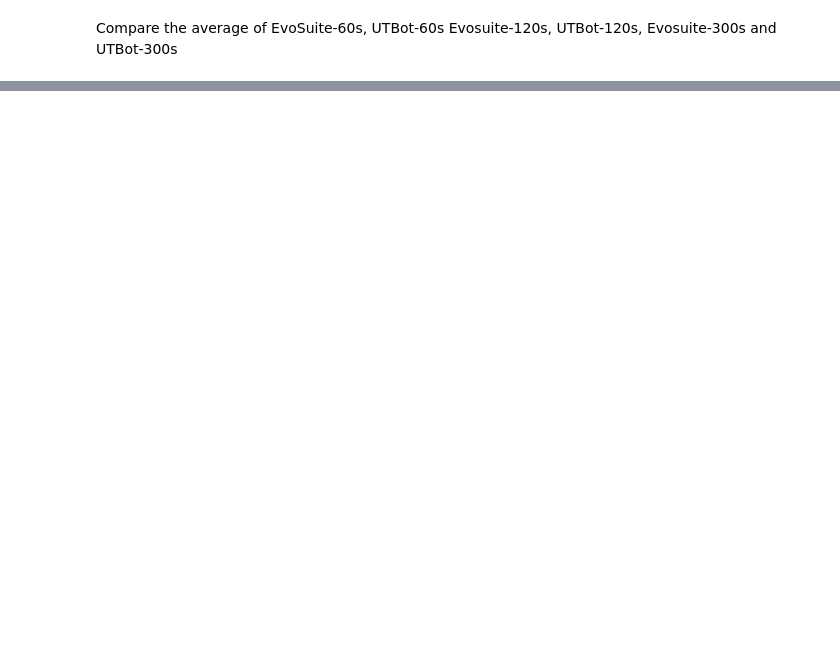
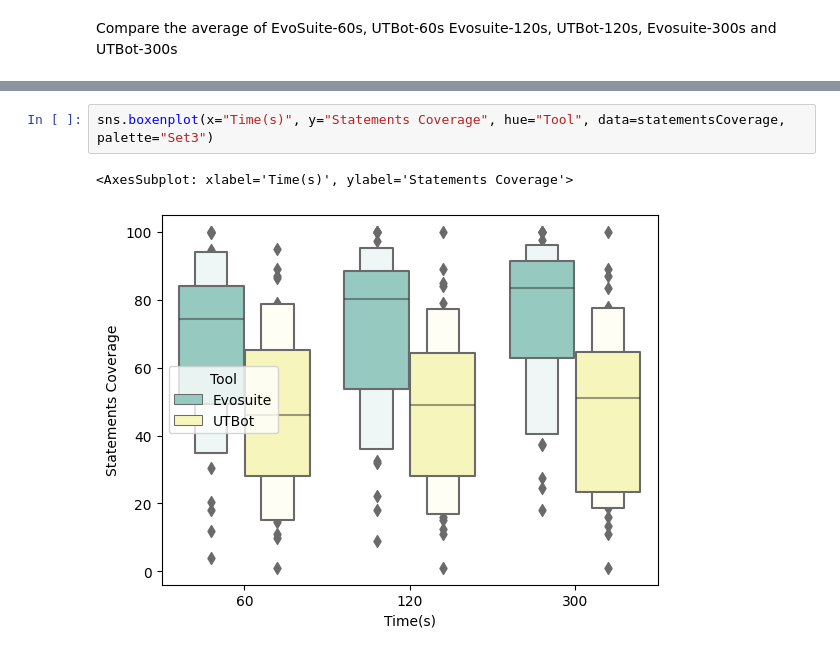
Before and after one commit to phu024/Effectiveness-of-Search-based-Software-Testing-Tool, a Jupyter notebook: statements.ipynb, the cells around one changed output, grey strips where cells are left out. Drawn from its saved outputs; the diff is of its cells as text; blank space fills up the shorter version.

```diff
--- a/statements.ipynb
+++ b/statements.ipynb
@@ -266,0 +282,5 @@ Name: Evosuite-60s_Mean, dtype: float64
+# %%
+sns.boxenplot(x="Time(s)", y="Statements Coverage", hue="Tool", data=statementsCoverage, palette="Set3")
+# %% [output]
+<AxesSubplot: xlabel='Time(s)', ylabel='Statements Coverage'>
+[figure, added]
```
Also changed, not shown: parts of 13 cells of this notebook.
